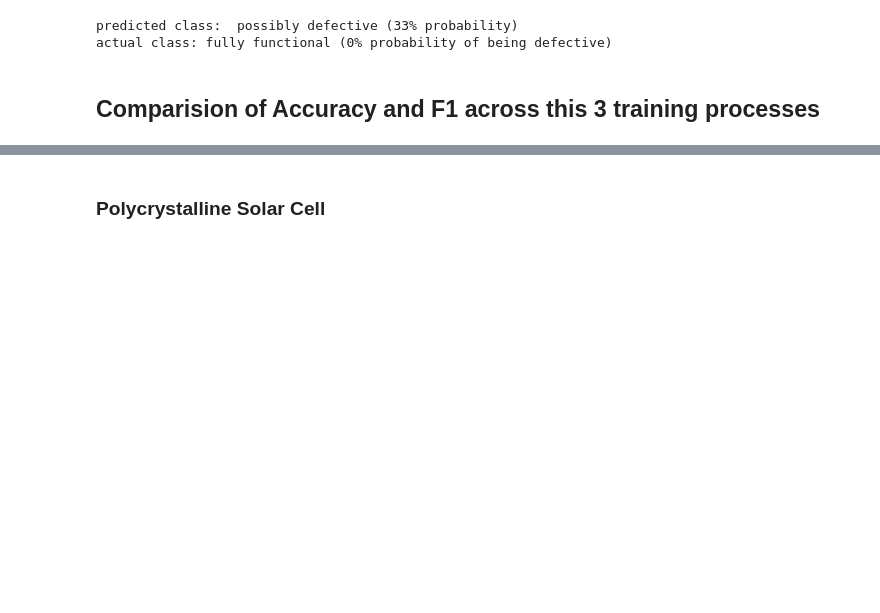
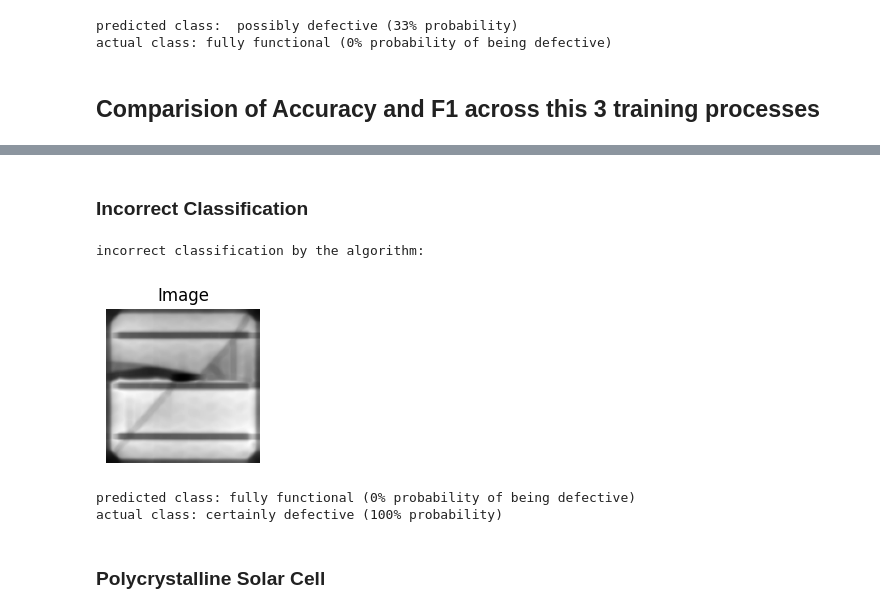
Before and after one commit to fardu8/SolarPanel-EL-Analyzer, a Jupyter notebook: Jarvis_comp9517_project _notebook.ipynb, the cells around one changed output, grey strips where cells are left out. Cells and saved outputs as stored; diff of their text form; code cells hidden in the pictures; blank space fills up the shorter version.

```diff
--- a/Jarvis_comp9517_project _notebook.ipynb
+++ b/Jarvis_comp9517_project _notebook.ipynb
@@ -365,3 +441,19 @@ Confusion matrix:
+# %% [markdown]
+### Incorrect Classification
+# %%
+actual_image = model_mono.test_X[:, 0]
+incorrect_idx = model_mono.nearest_image(actual_image)
+print("incorrect classification by the algorithm: ")
+show_image(actual_image.reshape(dimension), title="Image", is_cmap=True)
+print(
+    f"predicted class: {map_label_to_probability(label_map[model_mono.train_y[incorrect_idx]])}\n" +
+    f"actual class: {map_label_to_probability(model_mono.test_y[0])}"
+)
+# %% [output]
+incorrect classification by the algorithm:
+[figure, added]
+predicted class: fully functional (0% probability of being defective)
+actual class: certainly defective (100% probability)
 # %% [markdown]
 ### Polycrystalline Solar Cell
 # %%
```
Also changed, not shown: parts of 26 cells of this notebook, 5 other files.
